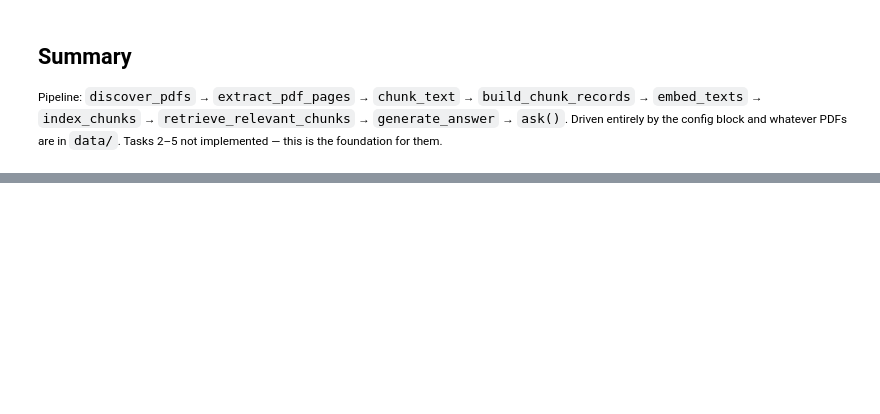
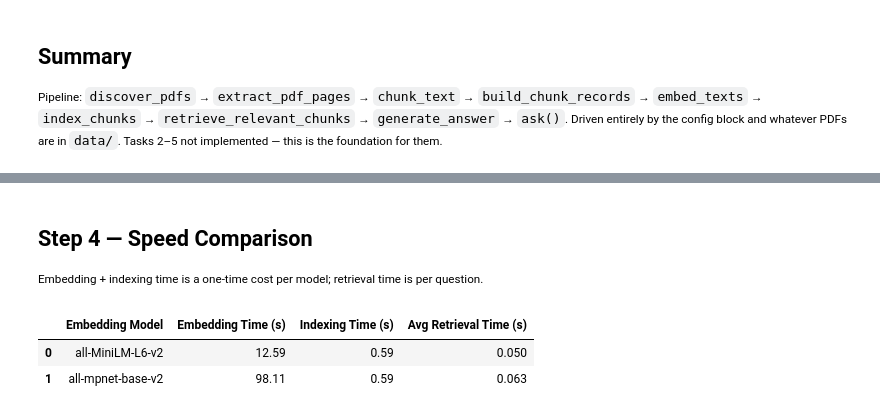
Before and after one commit to Huzaifa859/AgenticAI-Intern-Huzaifa-Saboor-, a Jupyter notebook: Week3Assignment/Week3_Assign.ipynb, the cells around one changed output, grey strips where cells are left out. Drawn from its saved outputs; the diff is of its cells as text; code cells hidden in the pictures; blank space fills up the shorter version.

```diff
--- a/Week3Assignment/Week3_Assign.ipynb
+++ b/Week3Assignment/Week3_Assign.ipynb
@@ -537,0 +732,21 @@ Note that some of the specific algorithms mentioned, such as Support Vector Mach
+# %% [markdown]
+## Step 4 — Speed Comparison
+
+<small>Embedding + indexing time is a one-time cost per model; retrieval time is per question.</small>
+# %%
+speed_summary = pd.DataFrame([
+    {
+        "Embedding Model": name,
+        "Embedding Time (s)": round(setup["embedding_time"], 2),
+        "Indexing Time (s)": round(setup["indexing_time"], 2),
+        "Avg Retrieval Time (s)": round(
+            comparison_df.loc[comparison_df["Embedding Model"] == name, "Retrieval Time (s)"].mean(), 3
+        ),
+    }
+    for name, setup in model_setups.items()
+])
+speed_summary
+# %% [output]
+|  | Embedding Model | Embedding Time (s) | Indexing Time (s) | Avg Retrieval Time (s) |
+| 0 | all-MiniLM-L6-v2 | 12.59 | 0.59 | 0.050 |
+| 1 | all-mpnet-base-v2 | 98.11 | 0.59 | 0.063 |
```
Also changed, not shown: parts of 44 cells of this notebook, 5 other files.
